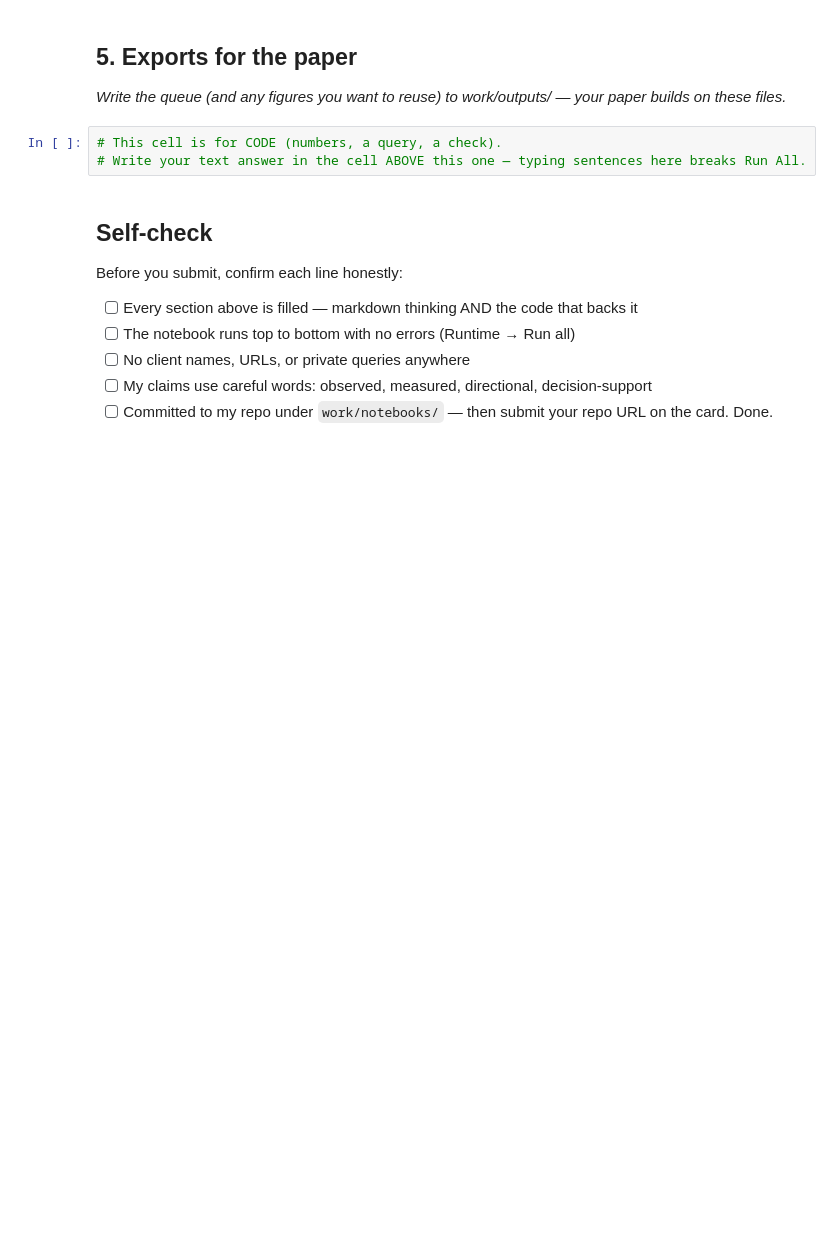
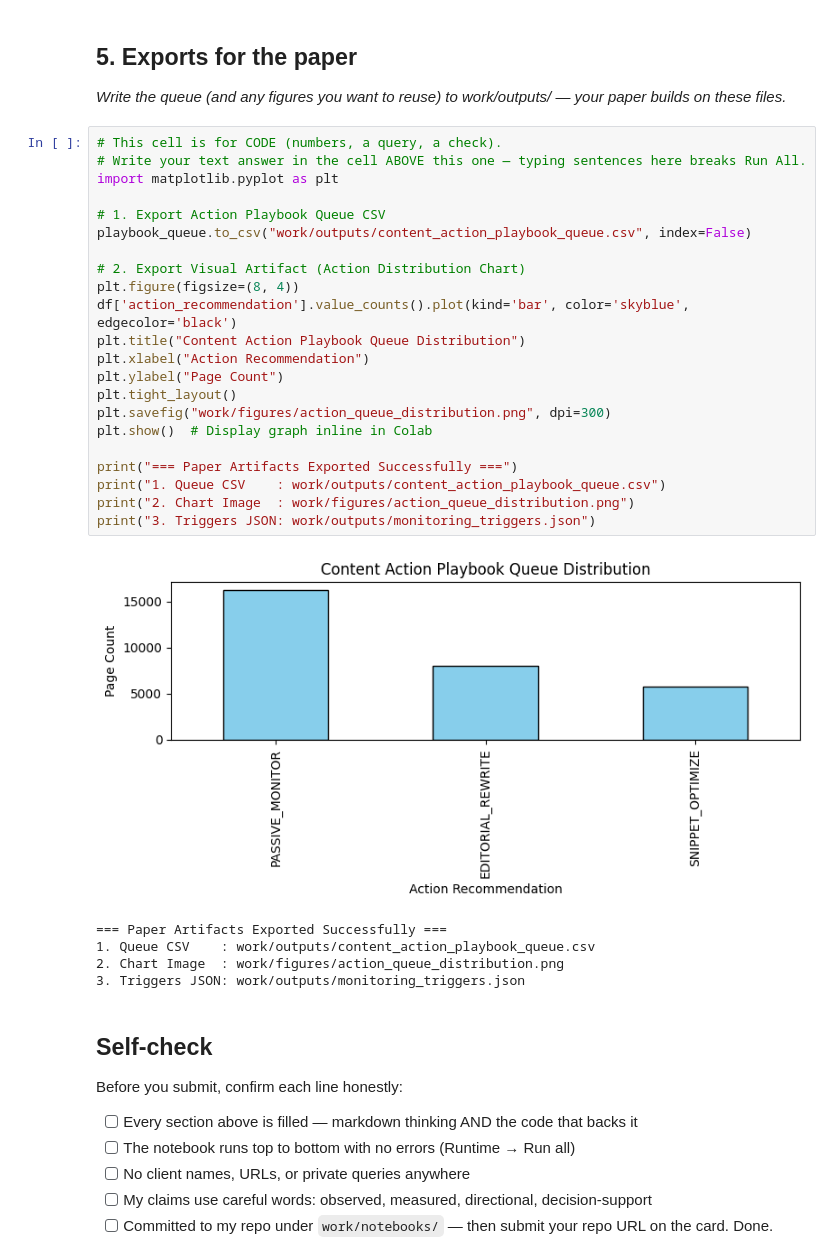
Before and after one commit to SamikshaBurte/flyrank-ml-internship, a Jupyter notebook: work/notebooks/w07_action_playbook.ipynb, the cells around one changed output. Saved outputs shown, nothing was run; the diff lists cells and outputs as text; blank space fills up the shorter version.

```diff
--- a/work/notebooks/w07_action_playbook.ipynb
+++ b/work/notebooks/w07_action_playbook.ipynb
@@ -38,9 +134,34 @@ This skeleton is yours to fill. Work the sections **in order** — each one has
 ## 5. Exports for the paper
 
 *Write the queue (and any figures you want to reuse) to work/outputs/ — your paper builds on these files.*
-# %%
-# This cell is for CODE (numbers, a query, a check).
-# Write your text answer in the cell ABOVE this one — typing sentences here breaks Run All.
+# %%
+# This cell is for CODE (numbers, a query, a check).
+# Write your text answer in the cell ABOVE this one — typing sentences here breaks Run All.
+import matplotlib.pyplot as plt
+
+# 1. Export Action Playbook Queue CSV
+playbook_queue.to_csv("work/outputs/content_action_playbook_queue.csv", index=False)
+
+# 2. Export Visual Artifact (Action Distribution Chart)
+plt.figure(figsize=(8, 4))
+df['action_recommendation'].value_counts().plot(kind='bar', color='skyblue', edgecolor='black')
+plt.title("Content Action Playbook Queue Distribution")
+plt.xlabel("Action Recommendation")
+plt.ylabel("Page Count")
+plt.tight_layout()
+plt.savefig("work/figures/action_queue_distribution.png", dpi=300)
+plt.show()  # Display graph inline in Colab
+
+print("=== Paper Artifacts Exported Successfully ===")
+print("1. Queue CSV    : work/outputs/content_action_playbook_queue.csv")
+print("2. Chart Image  : work/figures/action_queue_distribution.png")
+print("3. Triggers JSON: work/outputs/monitoring_triggers.json")
+# %% [output]
+[figure, added]
+=== Paper Artifacts Exported Successfully ===
+1. Queue CSV    : work/outputs/content_action_playbook_queue.csv
+2. Chart Image  : work/figures/action_queue_distribution.png
+3. Triggers JSON: work/outputs/monitoring_triggers.json
 # %% [markdown]
 ## Self-check
 
```
Also changed, not shown: parts of 6 cells of this notebook.
